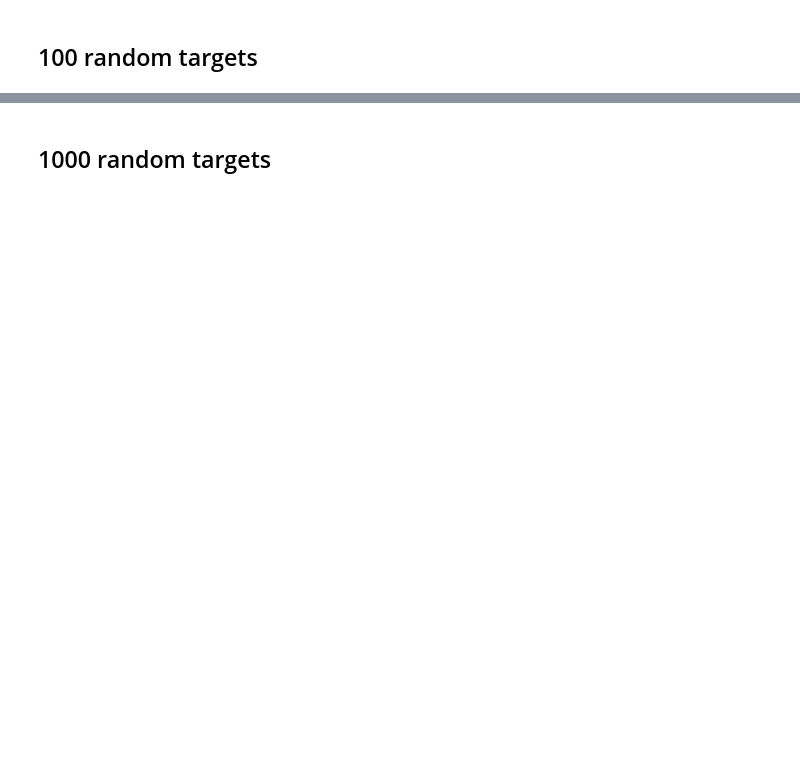
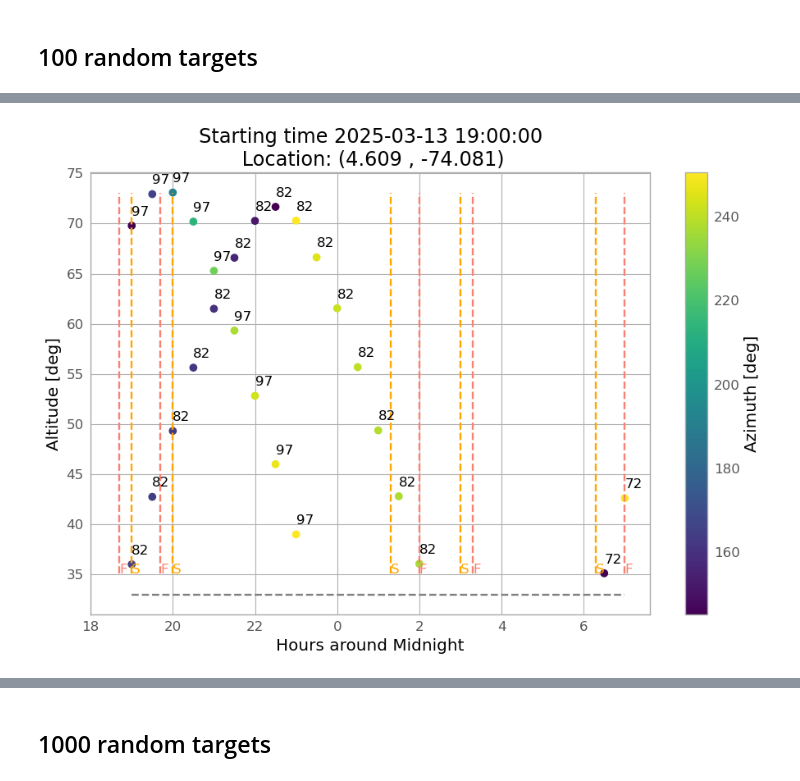
Before and after one commit to ccuellarn/Transient-Operation, a Jupyter notebook: Sketch.ipynb, the cells around one changed output, grey strips where cells are left out. Drawn from its saved outputs; the diff is of its cells as text; code cells hidden in the pictures; blank space fills up the shorter version.

```diff
--- a/Sketch.ipynb
+++ b/Sketch.ipynb
@@ -471,11 +418,11 @@ alerts100 = random_data(100)
 many100 = len(alerts100) + 1
 
 #Observations with the data
-Data100 = Observations(observer, alerts100, date_i, date_f,timescale,many100,m_min,m_max, limit)
+Data100 = Observations(observer, alerts100, date_i, date_f,timescale,many100,m_min, limit)
 time100 = DeltaTime(date_i,date_f,timescale)
 general_time100 = CreateTime(date_i,date_f,timescale)
-order100 = Order(Data100,many100,time100, general_time100,K,m_ref, date_i,date_f)
-graphic100 = (Data100,many100,time100)
+order100 = Order(Data100,many100,time100, general_time100,K)
+graphic100 = Graphic(Data100,many100,time100)
 
 print('Order for observation')
 order100
@@ -482,3 +442,7 @@ order100
+# %%
+Plot(graphic100,order100,time100,limit,date_i,observer)
+# %% [output]
+[figure, added]
 # %%
 
 names = [i for i in order100['Name'].drop_duplicates()]
```
Also changed, not shown: parts of 10 cells of this notebook, 1 other file.
